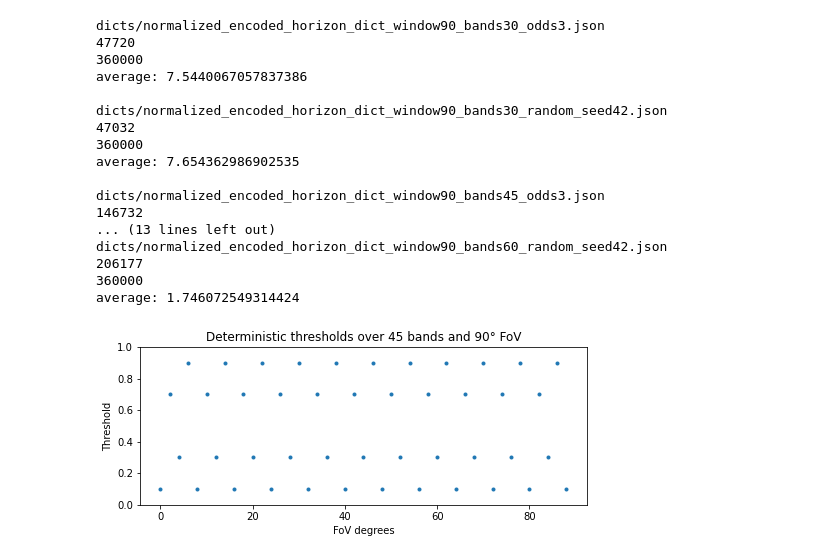
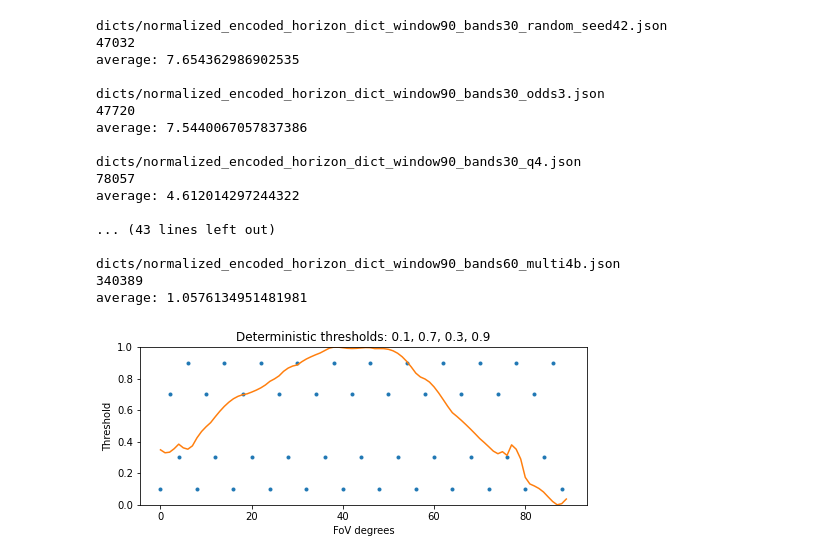
Before and after one commit to lewj85/horizon, a Jupyter notebook: for_paper.ipynb, the cells around one changed output. Drawn from its saved outputs; the diff is of its cells as text; code cells hidden in the pictures.

```diff
--- a/for_paper.ipynb
+++ b/for_paper.ipynb
@@ -25,44 +48,60 @@ for fi in files:
         total_values += len(v)
     print(fi)
     print(total_keys)
-    print(total_values)
+    #print(total_values)
     print('average:', total_values/total_keys)
     print()
 # %% [output]
+dicts/normalized_encoded_horizon_dict_window90_bands30_random_seed42.json
+47032
+average: 7.654362986902535
+
 dicts/normalized_encoded_horizon_dict_window90_bands30_odds3.json
 47720
-360000
 average: 7.5440067057837386
 
-dicts/normalized_encoded_horizon_dict_window90_bands30_random_seed42.json
-47032
-360000
-average: 7.654362986902535
+dicts/normalized_encoded_horizon_dict_window90_bands30_q4.json
+78057
+average: 4.612014297244322
 
-dicts/normalized_encoded_horizon_dict_window90_bands45_odds3.json
-146732
-... (13 lines left out)
-dicts/normalized_encoded_horizon_dict_window90_bands60_random_seed42.json
-206177
-360000
-average: 1.746072549314424
+... (43 lines left out)
+
+dicts/normalized_encoded_horizon_dict_window90_bands60_multi4b.json
+340389
+average: 1.0576134951481981
 # %%
-fig = plt.figure(figsize=(8,3))
-plt.gcf().subplots_adjust(bottom=0.15)
-window_size = 90
-bands = 45
-x = [int(x) for x in np.linspace(0, window_size, bands, endpoint=False)]
-odds3 = [0.1, 0.7, 0.3, 0.9]*(bands//4)
-odds3 += odds3[:bands%4]
-plt.plot(x,odds3,".")
-plt.title("Deterministic thresholds over 45 bands and 90° FoV")
-plt.ylim(0,1)
-plt.ylabel("Threshold")
-plt.xlabel("FoV degrees")
-plt.savefig("images/thresholds_deterministic.png")
-plt.show()
+# fig = plt.figure(figsize=(8,3))
+# plt.gcf().subplots_adjust(bottom=0.15)
+# window_size = 90
+# bands = 45
+# x = [int(x) for x in np.linspace(0, window_size, bands, endpoint=False)]
+# odds3 = [0.1, 0.3, 0.7, 0.9]*(bands//4)
+# odds3 += odds3[:bands%4]
+# plt.plot(x,odds3,".")
+# plt.title("Deterministic thresholds\n(0.1, 0.3, 0.7, 0.9) over 45 bands")
+# plt.ylim(0,1)
+# plt.ylabel("Threshold")
+# plt.xlabel("FoV degrees")
+# plt.savefig("images/thresholds_deterministic_odds2.png")
+# plt.show()
-# %% [output]
-[figure, removed]
+# %%
+fig = plt.figure(figsize=(8,3))
+plt.gcf().subplots_adjust(bottom=0.15)
+window_size = 90
+bands = 45
+x = [int(x) for x in np.linspace(0, window_size, bands, endpoint=False)]
+odds3 = [0.1, 0.7, 0.3, 0.9]*(bands//4)
+odds3 += odds3[:bands%4]
+plt.plot(x, odds3, ".")
+plt.plot([v for v in range(90)], sample_horizon)
+plt.title("Deterministic thresholds: 0.1, 0.7, 0.3, 0.9")
+plt.ylim(0,1)
+plt.ylabel("Threshold")
+plt.xlabel("FoV degrees")
+plt.savefig("images/thresholds_deterministic_odds3.png")
+plt.show()
+# %% [output]
+[figure, added]
 # %%
 seed = 42
 # generate the thresholds
```
Also changed, not shown: parts of 6 cells of this notebook, 19 other files.
